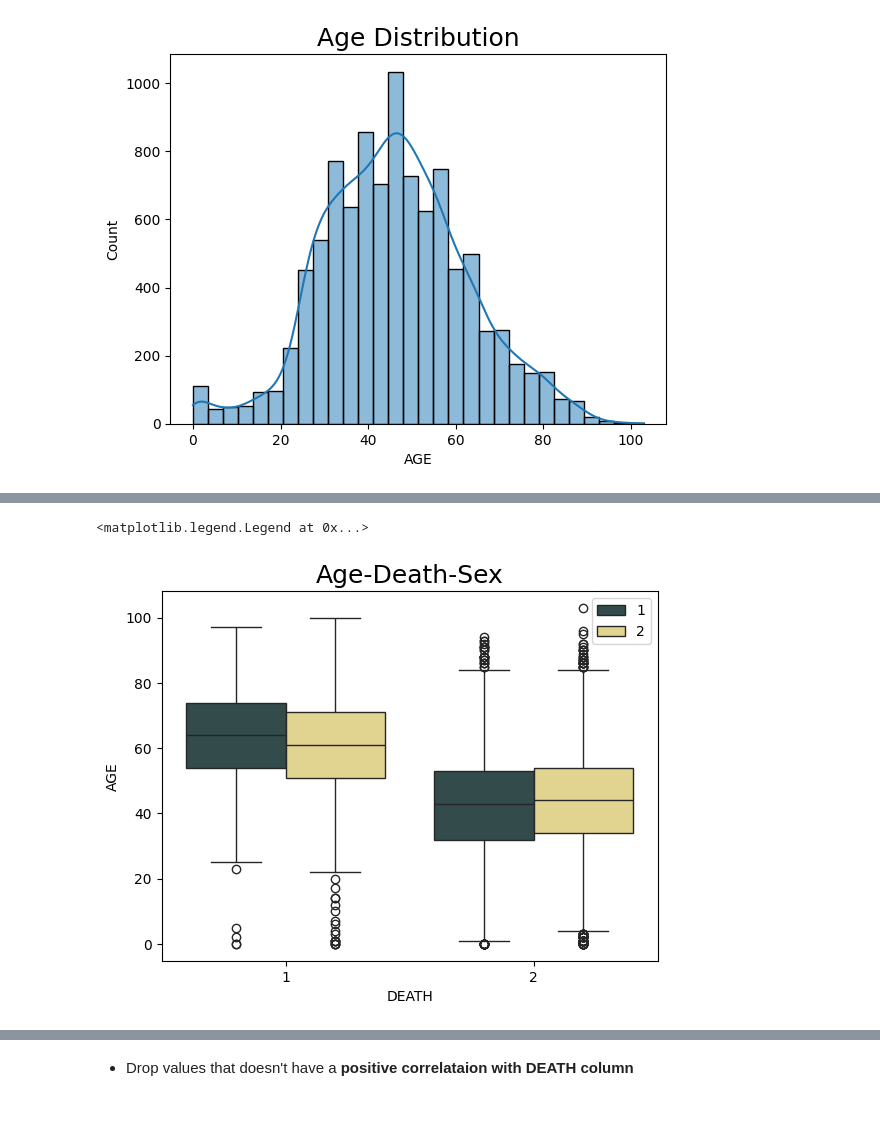
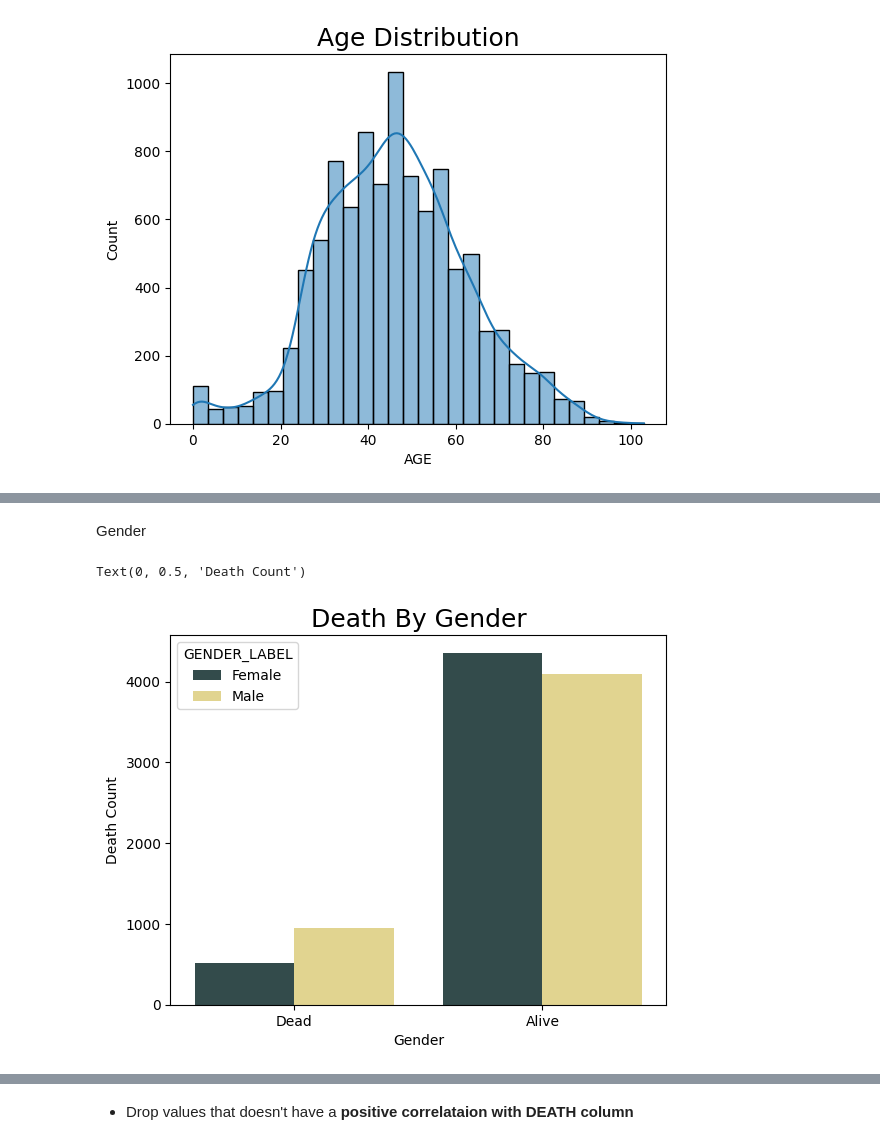
Before and after one commit to SobiaNoorAI/Covid-19-ML-Prediction, a Jupyter notebook: Death Prediction.ipynb, the cells around one changed output, grey strips where cells are left out. Drawn from its saved outputs; the diff is of its cells as text; code cells hidden in the pictures; blank space fills up the shorter version.

```diff
--- a/Death Prediction.ipynb
+++ b/Death Prediction.ipynb
@@ -381,5 +427,5 @@ DEATH
 Name: count, dtype: int64
 # %%
 #Droping the columns that are not needed
-covid.drop(columns=['INTUBED','ICU','DATE_DIED'],inplace=True)
+covid.drop(columns=['INTUBED','ICU'],inplace=True)
 # %%
@@ -463,0 +506,14 @@ DEATH                =>       0.00%
+# %%
+# Convert DATE_DIED to datetime format
+covid['DATE_DIED'] = pd.to_datetime(covid['DATE_DIED'], errors='coerce')
+
+# Extract YEAR, QUARTER, MONTH, and DAY
+covid['YEAR'] = covid['DATE_DIED'].dt.year
+covid['QUARTER'] = covid['DATE_DIED'].dt.quarter
+covid['MONTH'] = covid['DATE_DIED'].dt.month
+covid['DAY'] = covid['DATE_DIED'].dt.day
+
+# Convert MONTH, YEAR, and QUARTER to integers
+covid['MONTH'] = pd.to_numeric(covid['MONTH'], errors='coerce')
+covid['YEAR'] = pd.to_numeric(covid['YEAR'], errors='coerce')
+covid['QUARTER'] = pd.to_numeric(covid['QUARTER'], errors='coerce')
@@ -469,0 +675,9 @@ sns.histplot(data=covid, x=covid['AGE'],bins=30, kde=True)
+# %%
+# Map GENDER column to meaningful labels
+covid['GENDER_LABEL'] = covid['GENDER'].map({1: 'Female', 2: 'Male'})
+# Map DEATH column to meaningful labels
+covid['DEATH_LABEL'] = covid['DEATH'].map({1: 'Dead', 2: 'Alive'})
+# Plot the boxplot
+sns.boxplot(x=covid['DEATH_LABEL'], y="AGE", hue="GENDER_LABEL", data=covid, palette=sns.color_palette(["#2f4f4f", "#eedd82"]))
+plt.title("Age-Death-Gender", fontsize=18)
+plt.legend(loc="best")
@@ -470,7 +687,10 @@ sns.histplot(data=covid, x=covid['AGE'],bins=30, kde=True)
+# %% [markdown]
+Gender
 # %%
-sns.boxplot(x="DEATH", y="AGE",hue="SEX",data=covid,palette=sns.color_palette(["#2f4f4f","#eedd82"]))
-plt.title("Age-Death-Sex",fontsize=18)
-plt.legend(loc="best")
+sns.countplot(x=covid['DEATH_LABEL'], hue='GENDER_LABEL', data=covid, palette=sns.color_palette(["#2f4f4f", "#eedd82"]))
+plt.title("Death By Gender", fontsize=18)
+plt.xlabel("Gender")
+plt.ylabel("Death Count")
 # %% [output]
-<matplotlib.legend.Legend at 0x...>
+Text(0, 0.5, 'Death Count')
-[figure, old version]
+[figure, new version]
```
Also changed, not shown: parts of 38 cells of this notebook.
